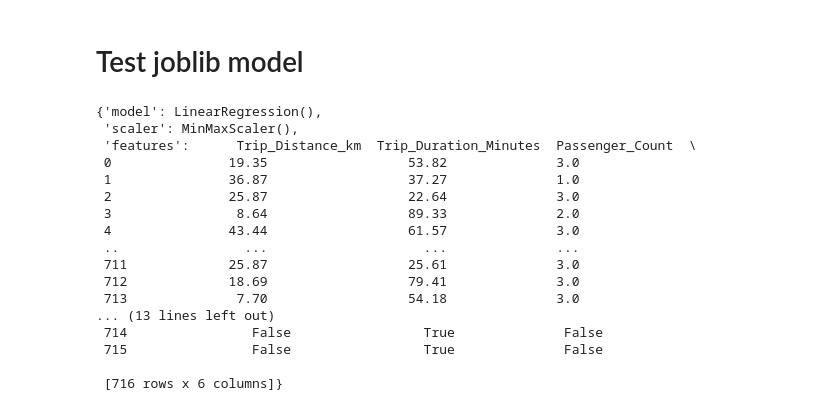
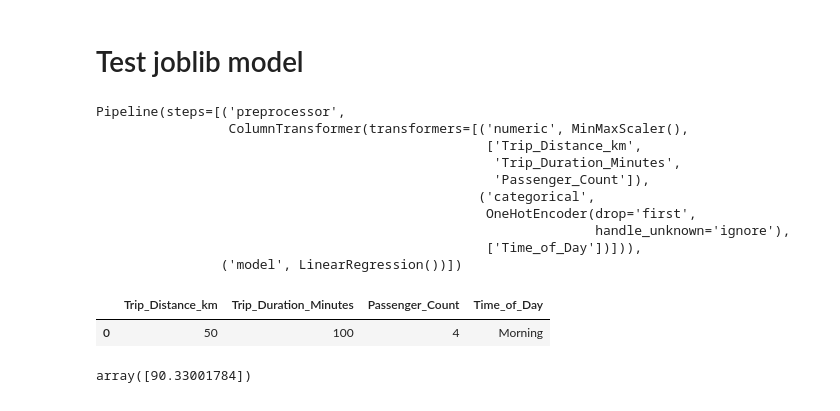
Before and after one commit to kevinbrunomlops/taxi_prediction_fullstack_kevin, a Jupyter notebook: src/taxipred/model_development/test_model.ipynb, the cells around one changed output. Cells and saved outputs as stored; diff of their text form; code cells hidden in the pictures.

```diff
--- a/src/taxipred/model_development/test_model.ipynb
+++ b/src/taxipred/model_development/test_model.ipynb
@@ -3,23 +3,35 @@
 # %%
 import joblib
 
-model = joblib.load('../model_development/artifact.joblib')
+model = joblib.load('../model_development/taxi_price_model.joblib')
 model
 # %% [output]
-{'model': LinearRegression(),
- 'scaler': MinMaxScaler(),
- 'features':      Trip_Distance_km  Trip_Duration_Minutes  Passenger_Count  \
- 0               19.35                  53.82              3.0
- 1               36.87                  37.27              1.0
- 2               25.87                  22.64              3.0
- 3                8.64                  89.33              2.0
- 4               43.44                  61.57              3.0
- ..                ...                    ...              ...
- 711             25.87                  25.61              3.0
- 712             18.69                  79.41              3.0
- 713              7.70                  54.18              3.0
-... (13 lines left out)
- 714                False                 True              False
- 715                False                 True              False
-
- [716 rows x 6 columns]}
+Pipeline(steps=[('preprocessor',
+                 ColumnTransformer(transformers=[('numeric', MinMaxScaler(),
+                                                  ['Trip_Distance_km',
+                                                   'Trip_Duration_Minutes',
+                                                   'Passenger_Count']),
+                                                 ('categorical',
+                                                  OneHotEncoder(drop='first',
+                                                                handle_unknown='ignore'),
+                                                  ['Time_of_Day'])])),
+                ('model', LinearRegression())])
+# %%
+import pandas as pd
+
+sample_test_data = pd.DataFrame(
+    {
+        "Trip_Distance_km": [50],
+        "Trip_Duration_Minutes": [100],
+        "Passenger_Count": [4],
+        "Time_of_Day": "Morning"
+    }
+)
+sample_test_data
+# %% [output]
+|  | Trip_Distance_km | Trip_Duration_Minutes | Passenger_Count | Time_of_Day |
+| 0 | 50 | 100 | 4 | Morning |
+# %%
+model.predict(sample_test_data)
+# %% [output]
+array([90.33001784])
```
Also changed, not shown: 3 other files.
